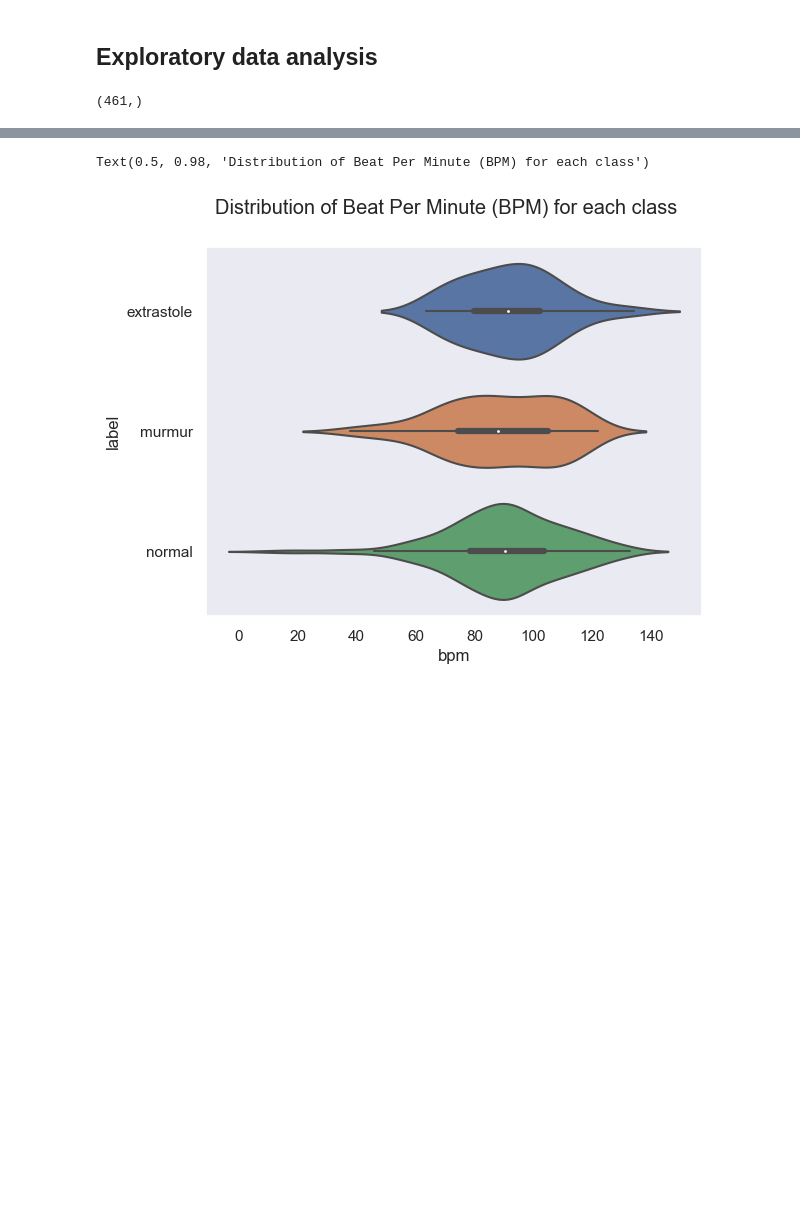
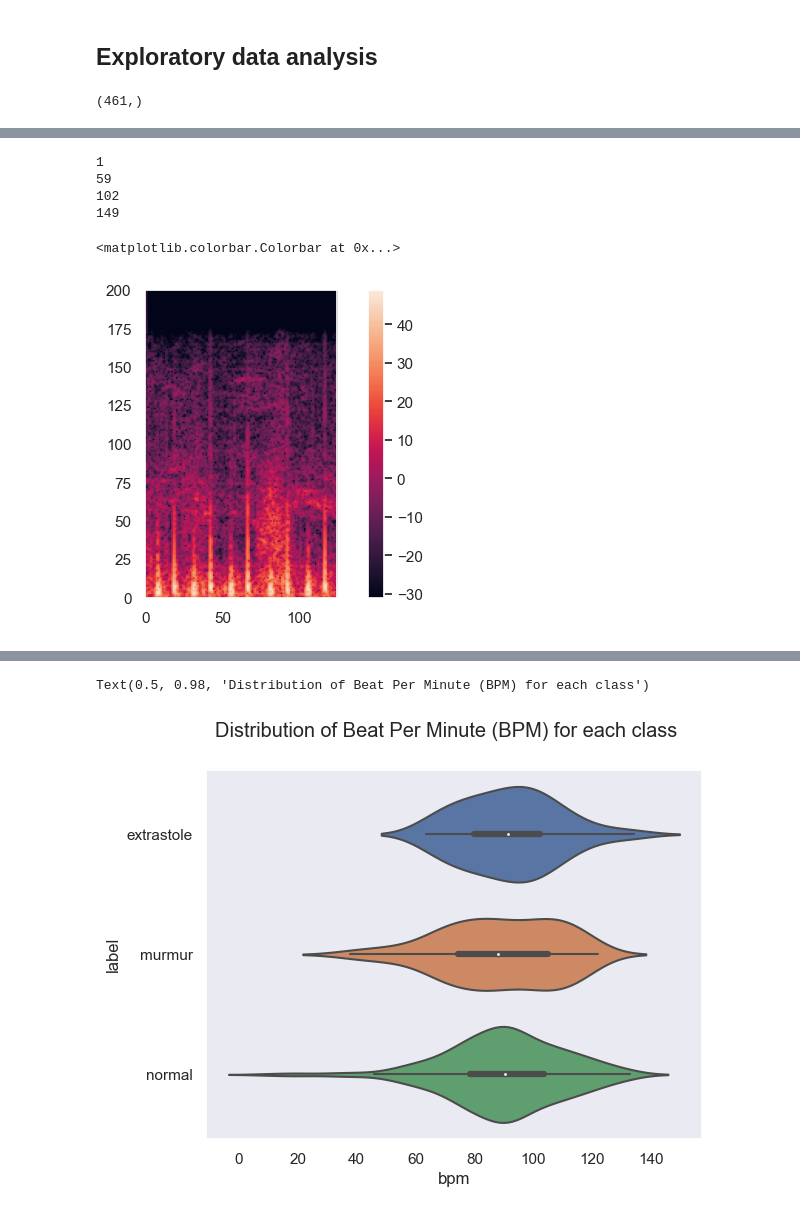
Before and after one commit to NattapolChan/SC1015-PROJECT, a Jupyter notebook: EDA.ipynb, the cells around one changed output, grey strips where cells are left out. Cells and saved outputs as stored; diff of their text form; code cells hidden in the pictures; blank space fills up the shorter version.

```diff
--- a/EDA.ipynb
+++ b/EDA.ipynb
@@ -69,0 +153,8 @@ Notice:
+# %%
+for f_peak in peak_array:
+    print(f_peak)
+# %% [output]
+1
+59
+102
+149
@@ -70,3 +178,11 @@ Notice:
+# %%
+fig = plt.figure(figsize=(8,4))
+plt.imshow(dataset.fft[100])
+plt.ylim([0,200])
+plt.colorbar()
+# %% [output]
+<matplotlib.colorbar.Colorbar at 0x...>
+[figure, added]
 # %%
 dataset.metadata
 # %% [output]
```
Also changed, not shown: parts of 18 cells of this notebook, 4 other files.
